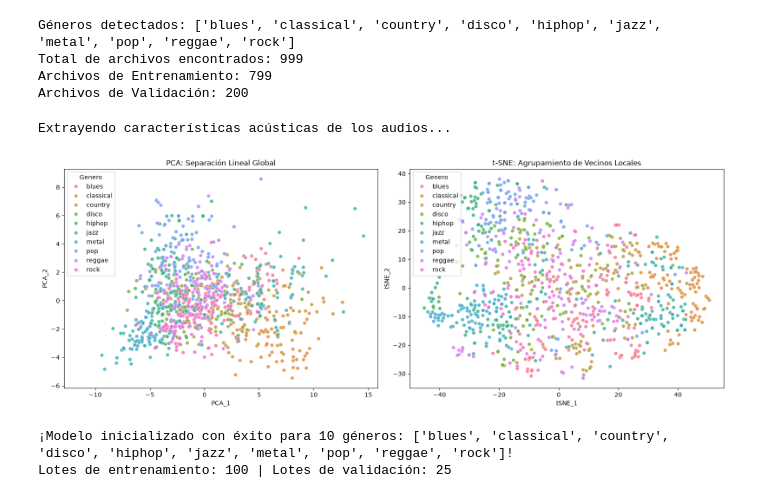
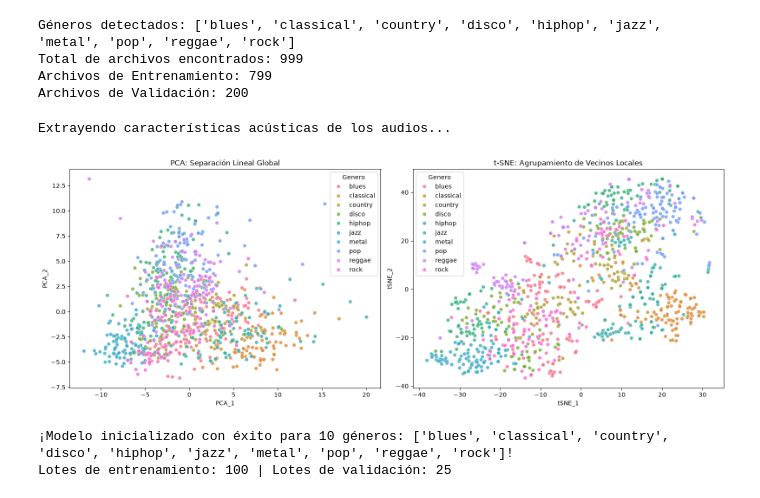
Before and after one commit to waltergsotelo/aprendizaje_profundo, a Jupyter notebook: TP_3.ipynb, the cells around one changed output. Cells and saved outputs as stored; diff of their text form; code cells hidden in the pictures.

```diff
--- a/TP_3.ipynb
+++ b/TP_3.ipynb
@@ -157,12 +157,19 @@ audio_paths, labels, class_names = build_audio_index(dataset_path)
 
 # 1. Extracción de características matemáticas
 datos = []
+FEATURE_MAX_TIME_FRAMES = 1300
+FEATURE_CACHE_DIR = Path.cwd() / '.audio_feature_cache'
+FEATURE_CACHE_DIR.mkdir(parents=True, exist_ok=True)
 
 print("Extrayendo características acústicas de los audios...")
 for path, label in tqdm(zip(audio_paths, labels), total=len(audio_paths)):
     try:
         # Cargar audio
         y, sr = librosa.load(path, sr=22050, duration=30)
+        mel_spec = librosa.feature.melspectrogram(
+            y=y, sr=sr, n_fft=2048, hop_length=512, n_mels=128
+        )
+        mel_db = librosa.power_to_db(mel_spec, ref=np.max)
 
         # Extraer características base
         zcr = librosa.feature.zero_crossing_rate(y)
@@ -177,6 +184,10 @@ for path, label in tqdm(zip(audio_paths, labels), total=len(audio_paths)):
         zcr = librosa.feature.zero_crossing_rate(y=y)
         rolloff = librosa.feature.spectral_rolloff(y=y, sr=sr,roll_percent=0.85)
 
+        # 1. Extracción de los nuevos atributos derivados de la FFT
+        mfccs = librosa.feature.mfcc(y=y, sr=sr, n_mfcc=20)
+        flatness = librosa.feature.spectral_flatness(y=y)
+
         # Promediar las características a lo largo del tiempo
         zcr_mean = np.mean(zcr)
         centroid_mean = np.mean(centroid)
@@ -187,6 +198,49 @@ for path, label in tqdm(zip(audio_paths, labels), total=len(audio_paths)):
         contrast_var = np.var(contrast, axis=1)
         tonnetz_mean = np.mean(tonnetz, axis=1)
         tonnetz_var = np.var(tonnetz, axis=1)
+        mfccs_mean = np.mean(mfccs, axis=1)
+        mfccs_var = np.var(mfccs, axis=1)
+        flatness_mean = float(np.mean(flatness))
+        flatness_var = float(np.var(flatness))
+
+        # Crear los tensores que reutilizarán los datasets de train y validation.
+        mel_db = (mel_db - mel_db.mean()) / (mel_db.std() + 1e-6)
+        mel_stack = np.stack([
+            mel_db,
+            librosa.feature.delta(mel_db),
+            librosa.feature.delta(mel_db, order=2),
+        ])
+        cc_groups = [chroma, contrast, tonnetz, rms, zcr, rolloff, mfccs, flatness]
+        cc_groups = [
+            (feature - feature.mean()) / (feature.std() + 1e-6)
+            for feature in cc_groups
+        ]
+        cc_combined = np.concatenate(cc_groups, axis=0)
+        if mel_stack.shape[-1] != cc_combined.shape[-1]:
+            raise ValueError('Mel y las características adicionales tienen distinto número de frames.')
+        cc_stack = np.stack([
+            cc_combined,
+            librosa.feature.delta(cc_combined),
+            librosa.feature.delta(cc_combined, order=2),
+        ])
+        def fit_time_axis(feature_stack):
+            frame_count = feature_stack.shape[-1]
+            if frame_count < FEATURE_MAX_TIME_FRAMES:
+                return np.pad(
+                    feature_stack,
+                    ((0, 0), (0, 0), (0, FEATURE_MAX_TIME_FRAMES - frame_count)),
+                    mode='constant',
+                )
+            return feature_stack[:, :, :FEATURE_MAX_TIME_FRAMES]
+
+        mel_stack = fit_time_axis(mel_stack)
+        cc_stack = fit_time_axis(cc_stack)
+        cache_name = f'{Path(path).parent.name}__{Path(path).stem}.npz'
+        np.savez_compressed(
+            FEATURE_CACHE_DIR / cache_name,
+            mel=mel_stack.astype(np.float16),
+            cc=cc_stack.astype(np.float16),
+        )
         rms_mean = float(np.mean(rms))
         rms_var = float(np.var(rms))
         zcr_var = float(np.var(zcr))
@@ -211,6 +265,10 @@ for path, label in tqdm(zip(audio_paths, labels), total=len(audio_paths)):
             *contrast_var,
             *tonnetz_mean,
             *tonnetz_var,
+            *mfccs_mean,
+            *mfccs_var,
+            flatness_mean,
+            flatness_var,
             rms_mean,
             rms_var,
             zcr_var,
@@ -231,6 +289,9 @@ columnas.extend([f'Contrast_{i}_mean' for i in range(1, 8)])
 columnas.extend([f'Contrast_{i}_var' for i in range(1, 8)])
 columnas.extend([f'Tonnetz_{i}_mean' for i in range(1, 7)])
 columnas.extend([f'Tonnetz_{i}_var' for i in range(1, 7)])
+columnas.extend([f'MFCC_{i}_mean' for i in range(1, 21)])
+columnas.extend([f'MFCC_{i}_var' for i in range(1, 21)])
+columnas.extend(['Flatness_mean', 'Flatness_var'])
 columnas.extend(['RMS_mean', 'RMS_var', 'ZCR_var', 'Rolloff_mean', 'Rolloff_var'])
 columnas.append('BPM')
 columnas.append('Genero')
@@ -265,31 +326,31 @@ df['tSNE_2'] = tsne_result[:, 1]
 fig, axes = plt.subplots(1, 2, figsize=(16, 6))
 
 # Gráfico PCA
 sns.scatterplot(
     x='PCA_1', y='PCA_2',
     hue='Genero',
     palette=sns.color_palette("husl", len(class_names)),
     data=df,
     legend="full",
     alpha=0.8,
     ax=axes[0]
 )
 axes[0].set_title('PCA: Separación Lineal Global')
 
 # Gráfico t-SNE
 sns.scatterplot(
     x='tSNE_1', y='tSNE_2',
     hue='Genero',
     palette=sns.color_palette("husl", len(class_names)),
     data=df,
     legend="full",
     alpha=0.8,
     ax=axes[1]
 )
 axes[1].set_title('t-SNE: Agrupamiento de Vecinos Locales')
 
 plt.tight_layout()
 plt.show()
 # %% [output]
 Extrayendo características acústicas de los audios...
-[figure, old version]
+[figure, new version]
```
Also changed, not shown: parts of 8 cells of this notebook.
